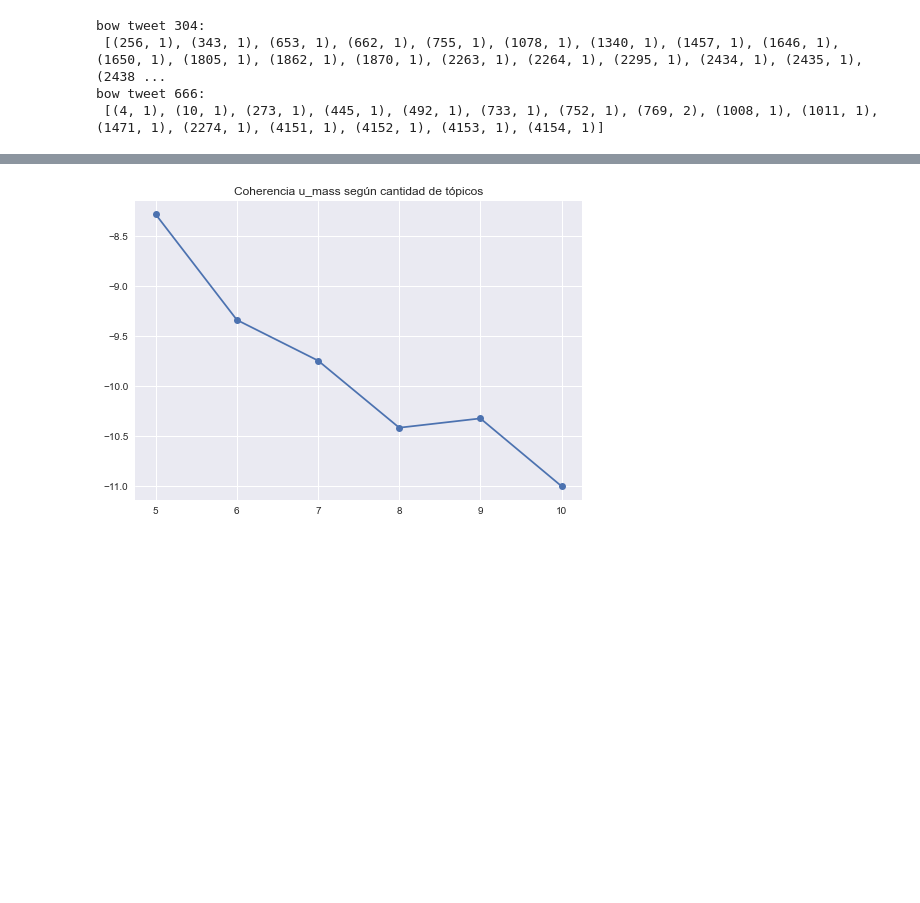
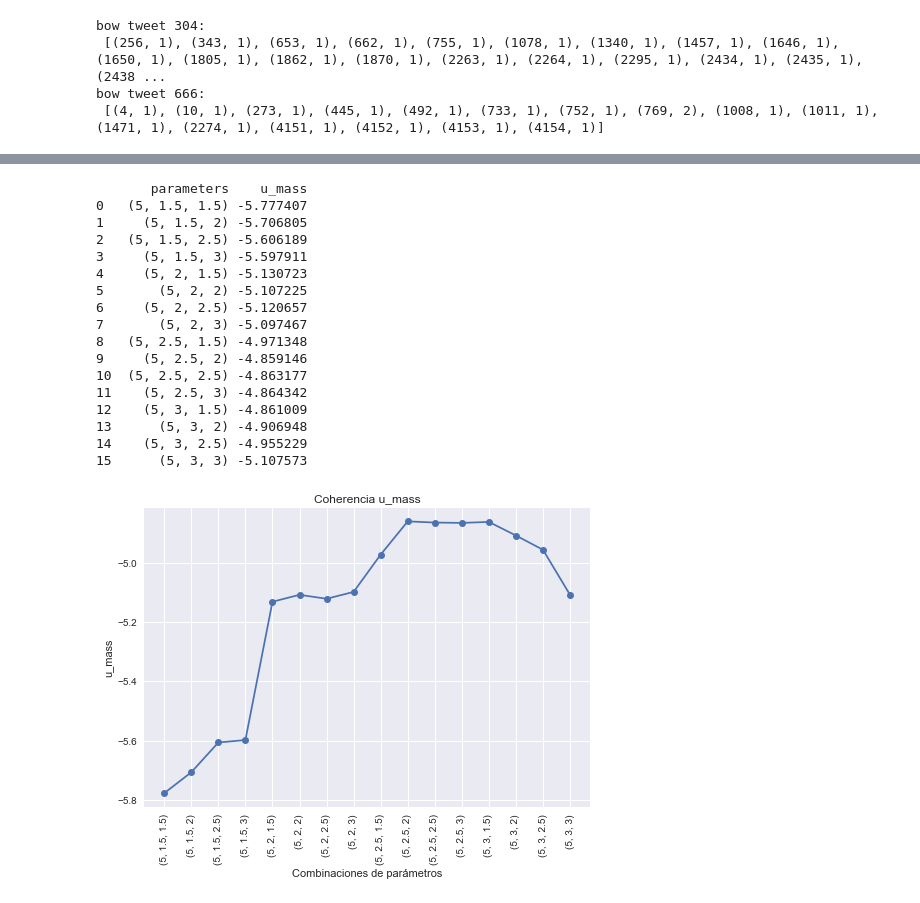
Before and after one commit to jignaciocastro8/data-project, a Jupyter notebook: LDA_boric_tweets.ipynb, the cells around one changed output, grey strips where cells are left out. Saved outputs shown, nothing was run; the diff lists cells and outputs as text; code cells hidden in the pictures; blank space fills up the shorter version.

Commit message:
coherence optimization

```diff
--- a/LDA_boric_tweets.ipynb
+++ b/LDA_boric_tweets.ipynb
@@ -496,6 +547,45 @@ for num_topics in tqdm(topics_arr):
-# %%
-plt.plot(num_topics_umass['num_topics'], num_topics_umass['umass'], 'o-')
-plt.title('Coherencia u_mass según cantidad de tópicos')
-plt.show()
-# %% [output]
-[figure, removed]
+# %%
+# Esta celda sirve para variar los arreglos, correr todo y graficar.
+
+# id de la iteración.
+i = 3
+# Read and preprocess data.
+processed_tweets = preprocessed_tweets(data_path)
+# Se crea el diccionario sin filtrar; modelo base.
+dictionary = gensim.corpora.Dictionary(processed_tweets)
+bow_corpus = [dictionary.doc2bow(doc) for doc in processed_tweets]
+
+# Arrays.
+alpha_arr = [1.5, 2, 2.5, 3]
+eta_arr = [1.5, 2, 2.5, 3]
+file_name = 'param_optimization' + str(i) + '_informe'
+df_results = parameteres_optimization([5], alpha_arr, eta_arr, file_name)
+
+# Sacamos valores para graficar.
+str_param = ['{}'.format(p) for p in df_results['parameters']]
+plt.plot(str_param, df_results['u_mass'], '-o')
+plt.xticks(rotation=90)
+plt.title('Coherencia u_mass')
+plt.ylabel('u_mass')
+plt.xlabel('Combinaciones de parámetros')
+#plt.savefig('imgs/param_optimization1_informe.png') queda mal.
+plt.show()
+# %% [output]
+       parameters    u_mass
+0   (5, 1.5, 1.5) -5.777407
+1     (5, 1.5, 2) -5.706805
+2   (5, 1.5, 2.5) -5.606189
+3     (5, 1.5, 3) -5.597911
+4     (5, 2, 1.5) -5.130723
+5       (5, 2, 2) -5.107225
+6     (5, 2, 2.5) -5.120657
+7       (5, 2, 3) -5.097467
+8   (5, 2.5, 1.5) -4.971348
+9     (5, 2.5, 2) -4.859146
+10  (5, 2.5, 2.5) -4.863177
+11    (5, 2.5, 3) -4.864342
+12    (5, 3, 1.5) -4.861009
+13      (5, 3, 2) -4.906948
+14    (5, 3, 2.5) -4.955229
+15      (5, 3, 3) -5.107573
+[figure, added]
```
Also changed, not shown: parts of 20 cells of this notebook, 17 other files.
